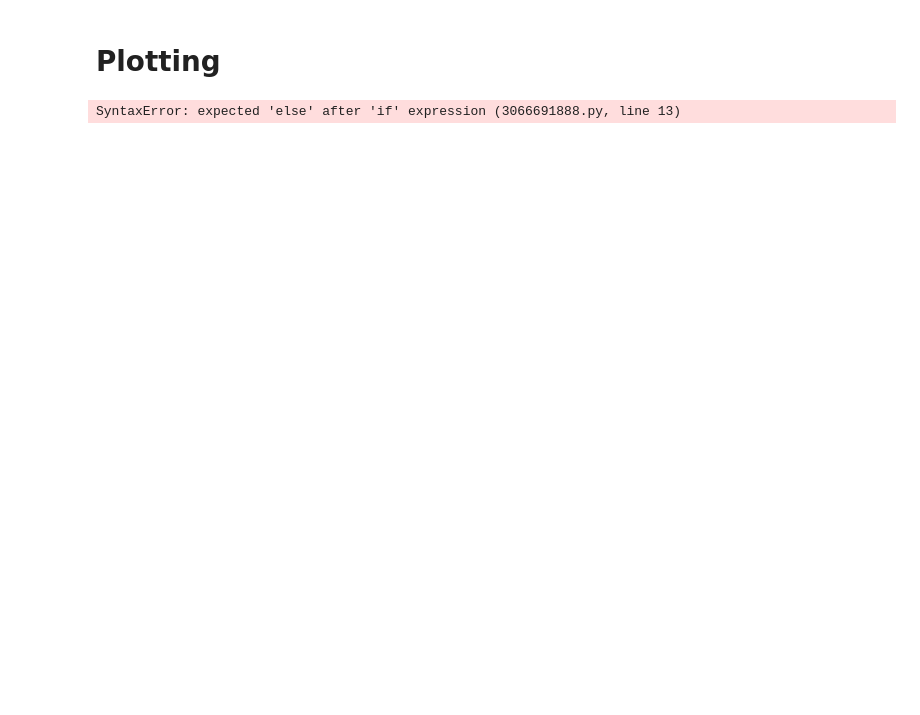
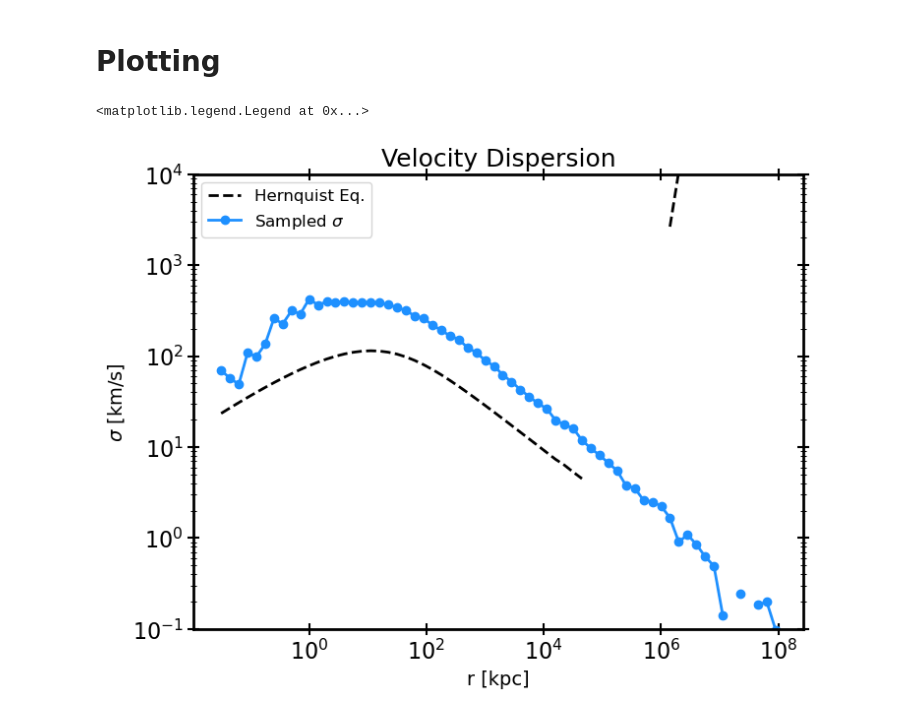
Before and after one commit to carlosajurado/AST384C-Computational-Astrophysics, a Jupyter notebook: HW1.ipynb, the cells around one changed output. Drawn from its saved outputs; the diff is of its cells as text; code cells hidden in the pictures; blank space fills up the shorter version.

```diff
--- a/HW1.ipynb
+++ b/HW1.ipynb
@@ -529,5 +542,5 @@ print(len(E_sampled))
 # %%
-r_arr_sampled = r_arr[0:len(E_sampled)]
+r_arr_sampled = r_arr
 v_arr = velocity(r_arr_sampled, E_sampled)
 
 # Sample azimuthal angles (phi) uniformly between 0 and 2*pi
@@ -561,24 +574,24 @@ bin_centers = 10**(0.5 * (binedges[1:] + binedges[:-1]))
 bin_indices = np.digitize(np.log10(r_arr_sampled), binedges) - 1  # Get bin index for each point
 
 # Compute maximum velocity in each bin since I only care about the envelope
-max_velocities = np.array([vr_abs[bin_indices == i].max() if np.any(bin_indices == i)])
+max_velocities = np.array([vr_abs[bin_indices == i].max() if np.any(bin_indices == i) else np.nan
+                           for i in range(len(binedges) - 1)])
-# %% [output]
-SyntaxError: expected 'else' after 'if' expression (3066691888.py, line 13)
 # %%
-r_disper = np.logspace(-1, 6, num=500) #in kpc
-v_disper = Hern_velocity_disper(mtot, a, r_disper)
+r_disper = np.logspace(-2, 6, num=500) #in kpc
+v_disper = Hern_velocity_disper(mtot, a, bin_centers)
 
 
 
 
-#plt.loglog(bincenters, vr, 'k-', lw=3, label='Binned')
-plt.loglog(r_disper, v_disper, color = 'black', linestyle = '--',
+plt.loglog(bin_centers, v_disper, color = 'black', linestyle = '--',
            label = 'Hernquist Eq.', lw=2)
-#plt.scatter(r_arr[0:len(E_sampled)], vr_abs)
 plt.loglog(bin_centers, max_velocities, marker='o', linestyle='-', color='dodgerblue', label=r'Sampled $\sigma$')
 
 plt.title('Velocity Dispersion')
 plt.xlabel('r [kpc]')
 plt.ylim(10**-1, 10**4)
 plt.ylabel(r'$\sigma$ [km/s]')
 plt.legend()
+# %% [output]
+<matplotlib.legend.Legend at 0x...>
+[figure, added]
```
Also changed, not shown: parts of 10 cells of this notebook.
